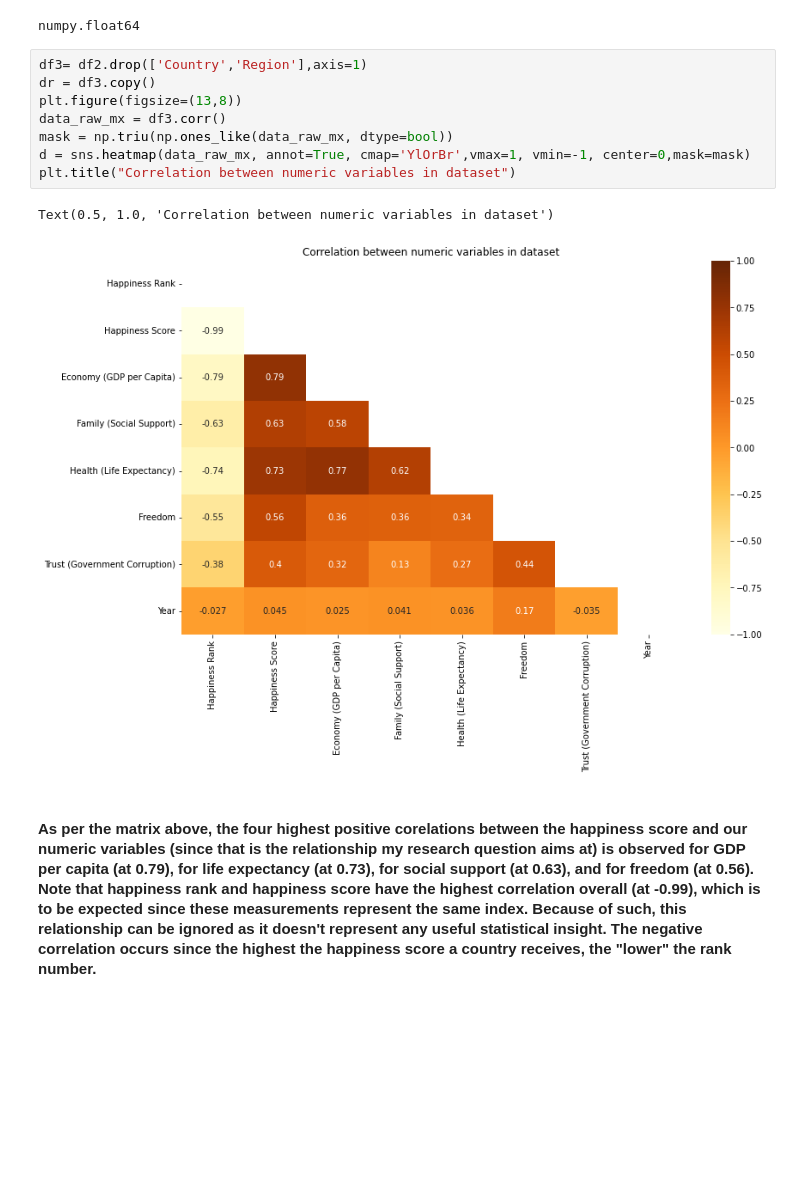
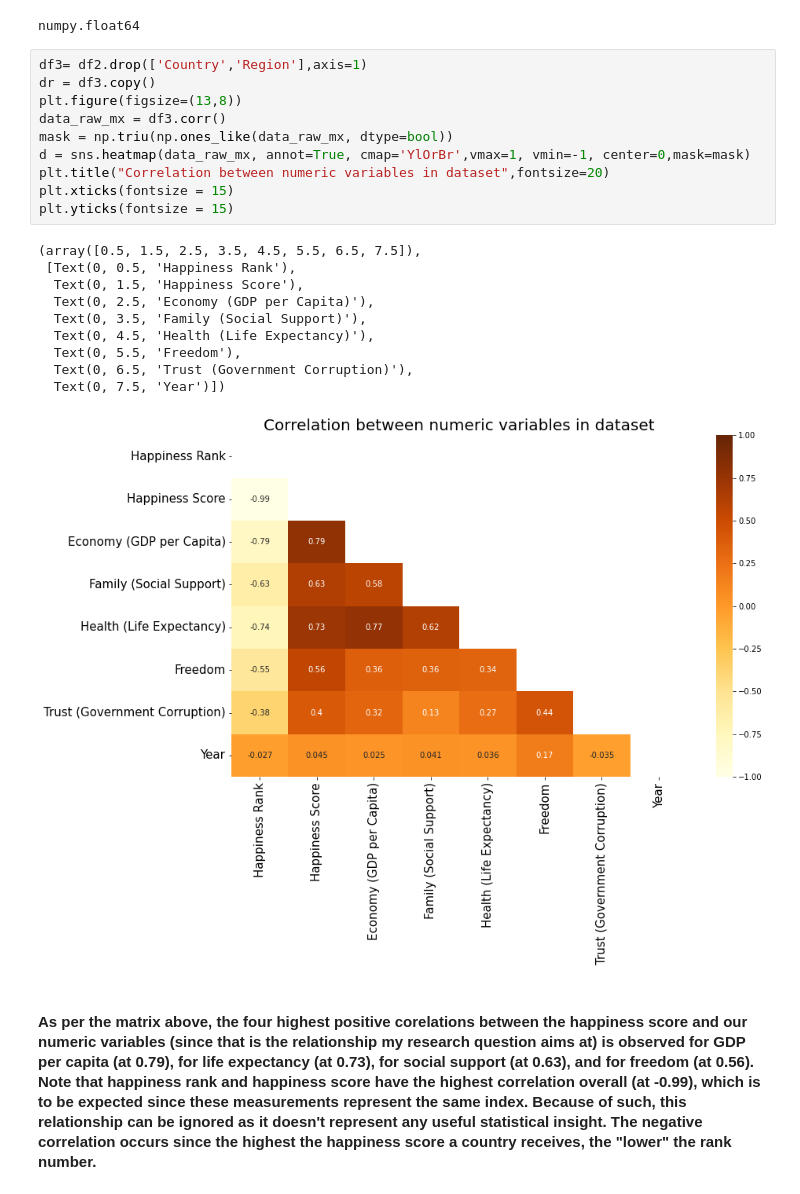
Before and after one commit to ubco-W2022T1-cosc301/project-group47, a Jupyter notebook: notebooks/analysis1.ipynb, the cells around one changed output. Saved outputs shown, nothing was run; the diff lists cells and outputs as text; blank space fills up the shorter version.

```diff
--- a/notebooks/analysis1.ipynb
+++ b/notebooks/analysis1.ipynb
@@ -227,14 +227,24 @@ numpy.float64
 # %%
 df3= df2.drop(['Country','Region'],axis=1)
 dr = df3.copy()
 plt.figure(figsize=(13,8))
 data_raw_mx = df3.corr()
 mask = np.triu(np.ones_like(data_raw_mx, dtype=bool))
 d = sns.heatmap(data_raw_mx, annot=True, cmap='YlOrBr',vmax=1, vmin=-1, center=0,mask=mask)
-plt.title("Correlation between numeric variables in dataset")
+plt.title("Correlation between numeric variables in dataset",fontsize=20)
+plt.xticks(fontsize = 15)
+plt.yticks(fontsize = 15)
 # %% [output]
-Text(0.5, 1.0, 'Correlation between numeric variables in dataset')
+(array([0.5, 1.5, 2.5, 3.5, 4.5, 5.5, 6.5, 7.5]),
+ [Text(0, 0.5, 'Happiness Rank'),
+  Text(0, 1.5, 'Happiness Score'),
+  Text(0, 2.5, 'Economy (GDP per Capita)'),
+  Text(0, 3.5, 'Family (Social Support)'),
+  Text(0, 4.5, 'Health (Life Expectancy)'),
+  Text(0, 5.5, 'Freedom'),
+  Text(0, 6.5, 'Trust (Government Corruption)'),
+  Text(0, 7.5, 'Year')])
-[figure, old version]
+[figure, new version]
 # %% [markdown]
 #### As per the matrix above, the four highest positive corelations between the happiness score and our numeric variables (since that is the relationship my research question aims at) is observed for GDP per capita (at 0.79), for life expectancy (at 0.73), for social support (at 0.63), and for  freedom (at 0.56). Note that happiness rank and happiness score have the highest correlation overall (at -0.99), which is to be expected since these measurements represent the same index. Because of such, this relationship can be ignored as it doesn't represent any useful statistical insight. The negative correlation occurs since the highest the happiness score a country receives, the "lower" the rank number.
 # %%
```
Also changed, not shown: parts of 1 cell of this notebook.
